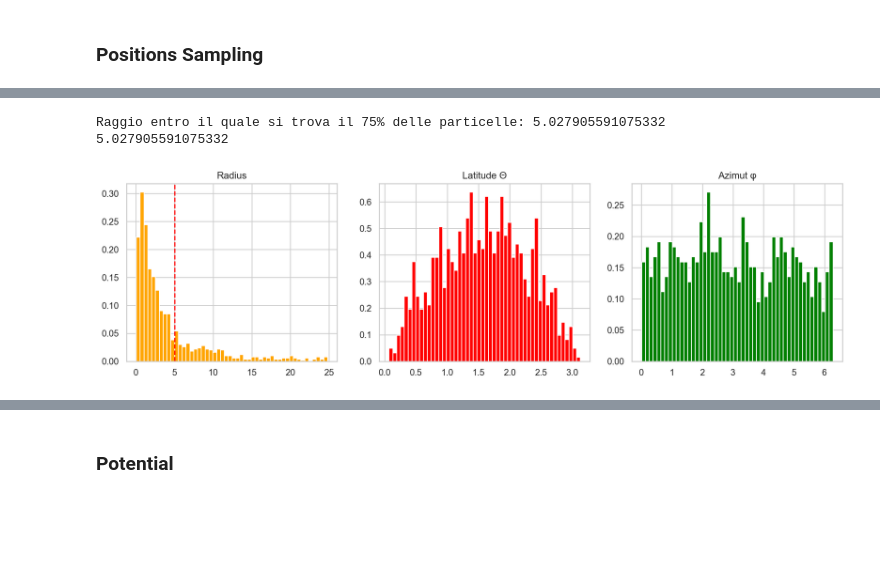
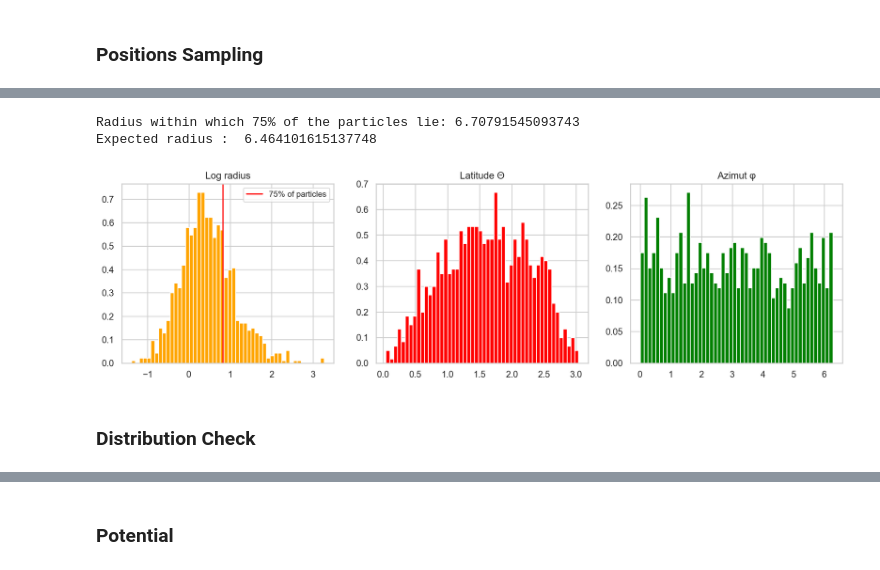
Before and after one commit to racheleguidettii/Galaxies-Dynamics, a Jupyter notebook: Hernquist.ipynb, the cells around one changed output, grey strips where cells are left out. Saved outputs shown, nothing was run; the diff lists cells and outputs as text; code cells hidden in the pictures; blank space fills up the shorter version.

```diff
--- a/Hernquist.ipynb
+++ b/Hernquist.ipynb
@@ -113,6 +99,11 @@ radii  = inverse_Pr_interp(Pr)
 # %%
-P_theta = np.random.uniform(0, 1, N)
-theta   = np.arccos(1 - 2 * P_theta)
+# radii
+P_r   = np.random.uniform(0, 1, N)
+radii = inv_cumulative(P_r, Rs, N)
 
-P_phi   = np.random.uniform(0, 1, N)
-phi     = P_phi * 2 * np.pi
+# theta
+cdf_theta = uniform.rvs(size = N)
+theta     = np.arccos(1 - 2 * cdf_theta)
+
+# phi
+phi = uniform.rvs(0, 2 * np.pi, size = N)
@@ -137,6 +110,6 @@ plt.legend()
 # %%
 def calculate_radius(r, percentage):
-    # Calcolo del raggio entro il quale sta una certa percentuale di particelle
+    # Calculation of the radius containing a certain percentage of particles.
 
     sorted_r = np.sort(r)
 
@@ -145,34 +118,34 @@ def calculate_radius(r, percentage):
 
     return radius
 
+##################################################################################à
 
-percentage = 75  # percentuale delle particelle da considerare
+percentage = 75
 
 radius = calculate_radius(radii, percentage)
-print(f"Raggio entro il quale si trova il {percentage}% delle particelle: {radius}")
-print(radius/Rs)
+print(f"Radius within which {percentage}% of the particles lie: {radius}")
+print("Expected radius : ", -1/(1-1/np.sqrt(0.75)))
 # %% [output]
-Raggio entro il quale si trova il 75% delle particelle: 5.027905591075332
-5.027905591075332
+Radius within which 75% of the particles lie: 6.70791545093743
+Expected radius :  6.464101615137748
 # %%
 fig, axs = plt.subplots(1,3,figsize=(16,4))
 
-axs[0].hist(radii, bins=50, density=True, color='orange')
-axs[0].set_title('Radius')
-axs[0].axvline(x = radius * Rs, linestyle='--', color='red', label = r'$5Rs (75% of particles)$')
-#axs[0].set_xlabel('0 ≤ a ≤ 1')
-#axs[0].legend()
+axs[0].hist(np.log10(radii), bins=50, density=True, color='orange')
+axs[0].set_title('Log radius')
+axs[0].axvline(x = np.log10(radius) , color='red', label = '75% of particles')
+axs[0].legend(fontsize=10)
 
 # Plot the histogram of theta on the second column
 axs[1].hist(theta, bins=50, density=True, color='red')
 axs[1].set_title('Latitude Θ')
-#axs[1].set_xlabel('Radians')
 
 # Plot the histogram of phi on the third column
 axs[2].hist(phi, bins=50, density=True, color='green')
 axs[2].set_title('Azimut φ')
-#axs[2].set_xlabel('Radians')
 
 plt.show()
 # %% [output]
-[figure, old version]
+[figure, new version]
+# %% [markdown]
+### Distribution Check
```
Also changed, not shown: parts of 32 cells of this notebook.
